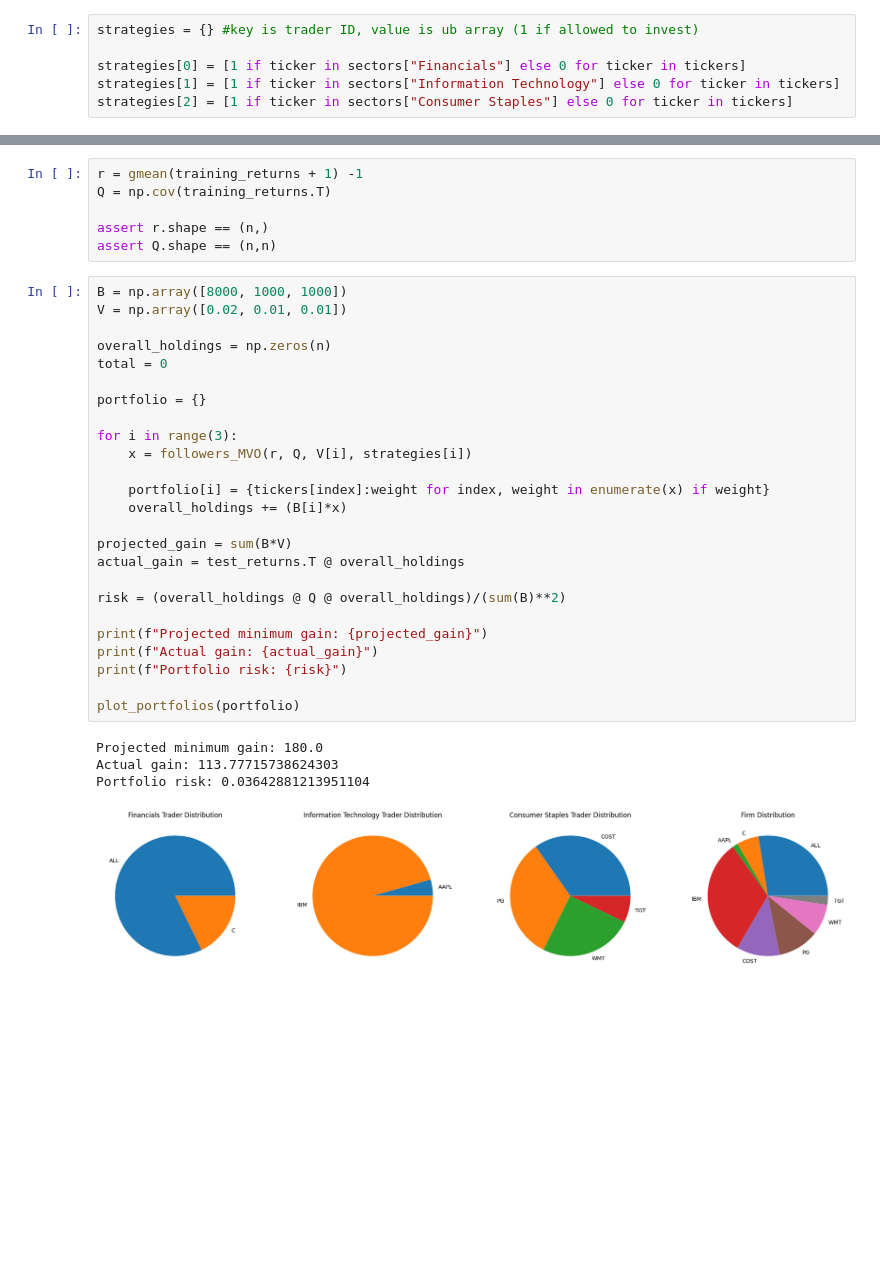
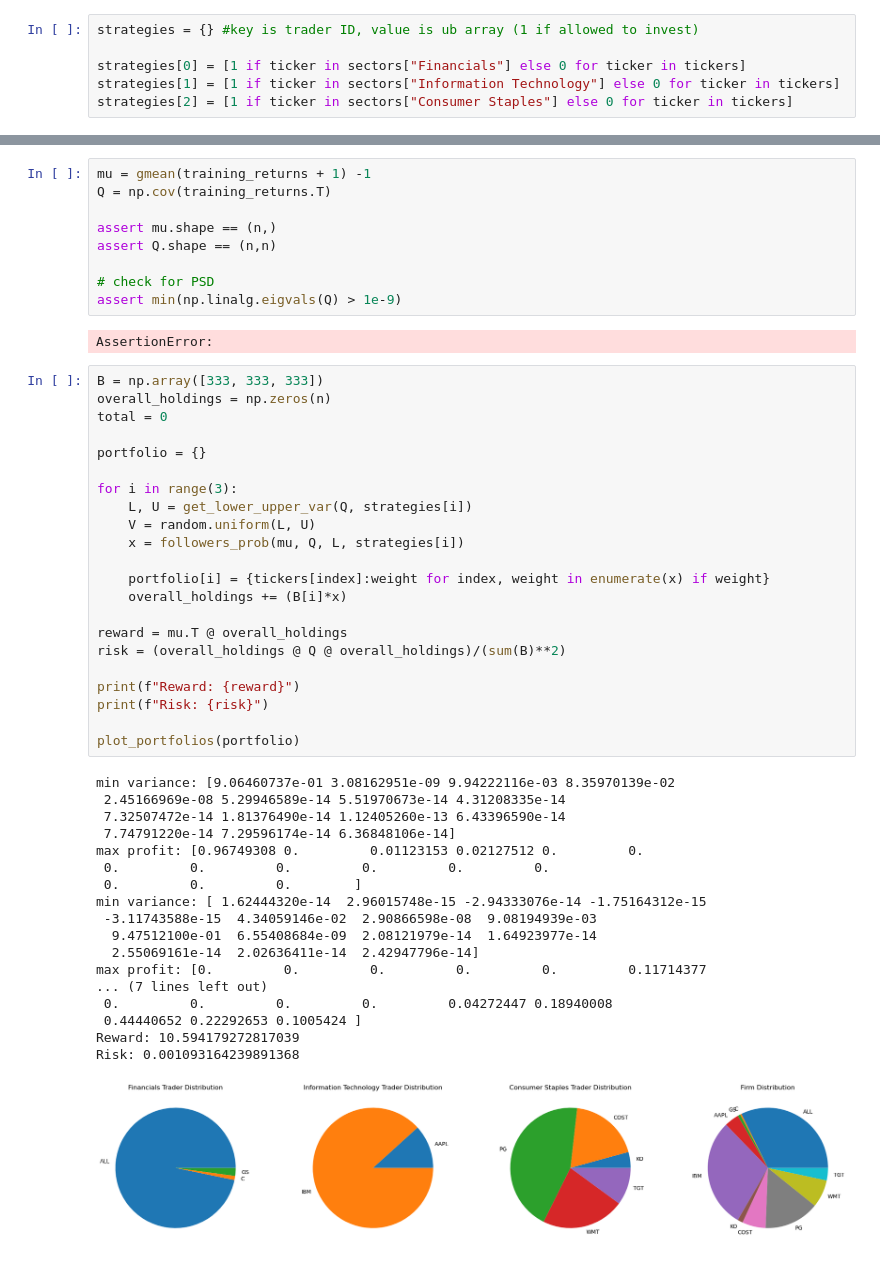
Before and after one commit to jason-cai123/thesis, a Jupyter notebook: source/driver.ipynb, the cells around one changed output, grey strips where cells are left out. Cells and saved outputs as stored; diff of their text form; blank space fills up the shorter version.

Commit message:
Refactoring to the new follower's formulation

```diff
--- a/source/driver.ipynb
+++ b/source/driver.ipynb
@@ -72,36 +113,52 @@ test_returns = subset_returns.iloc[-1,:]
 # %%
-r = gmean(training_returns + 1) -1
+mu = gmean(training_returns + 1) -1
 Q = np.cov(training_returns.T)
 
-assert r.shape == (n,)
+assert mu.shape == (n,)
 assert Q.shape == (n,n)
+
+# check for PSD
+assert min(np.linalg.eigvals(Q) > 1e-9)
+# %% [output]
+AssertionError:
 # %%
-B = np.array([8000, 1000, 1000])
-V = np.array([0.02, 0.01, 0.01])
-
+B = np.array([333, 333, 333])
 overall_holdings = np.zeros(n)
 total = 0
 
 portfolio = {}
 
 for i in range(3):
-    x = followers_MVO(r, Q, V[i], strategies[i])
+    L, U = get_lower_upper_var(Q, strategies[i])
+    V = random.uniform(L, U)
+    x = followers_prob(mu, Q, L, strategies[i])
 
     portfolio[i] = {tickers[index]:weight for index, weight in enumerate(x) if weight}
     overall_holdings += (B[i]*x)
 
-projected_gain = sum(B*V)
-actual_gain = test_returns.T @ overall_holdings
-
+reward = mu.T @ overall_holdings
 risk = (overall_holdings @ Q @ overall_holdings)/(sum(B)**2)
 
-print(f"Projected minimum gain: {projected_gain}")
-print(f"Actual gain: {actual_gain}")
-print(f"Portfolio risk: {risk}")
+print(f"Reward: {reward}")
+print(f"Risk: {risk}")
 
 plot_portfolios(portfolio)
 # %% [output]
-Projected minimum gain: 180.0
-Actual gain: 113.77715738624303
-Portfolio risk: 0.03642881213951104
+min variance: [9.06460737e-01 3.08162951e-09 9.94222116e-03 8.35970139e-02
+ 2.45166969e-08 5.29946589e-14 5.51970673e-14 4.31208335e-14
+ 7.32507472e-14 1.81376490e-14 1.12405260e-13 6.43396590e-14
+ 7.74791220e-14 7.29596174e-14 6.36848106e-14]
+max profit: [0.96749308 0.         0.01123153 0.02127512 0.         0.
+ 0.         0.         0.         0.         0.         0.
+ 0.         0.         0.        ]
+min variance: [ 1.62444320e-14  2.96015748e-15 -2.94333076e-14 -1.75164312e-15
+ -3.11743588e-15  4.34059146e-02  2.90866598e-08  9.08194939e-03
+  9.47512100e-01  6.55408684e-09  2.08121979e-14  1.64923977e-14
+  2.55069161e-14  2.02636411e-14  2.42947796e-14]
+max profit: [0.         0.         0.         0.         0.         0.11714377
+... (7 lines left out)
+ 0.         0.         0.         0.         0.04272447 0.18940008
+ 0.44440652 0.22292653 0.1005424 ]
+Reward: 10.594179272817039
+Risk: 0.001093164239891368
-[figure, old version]
+[figure, new version]
```
Also changed, not shown: parts of 5 cells of this notebook.
